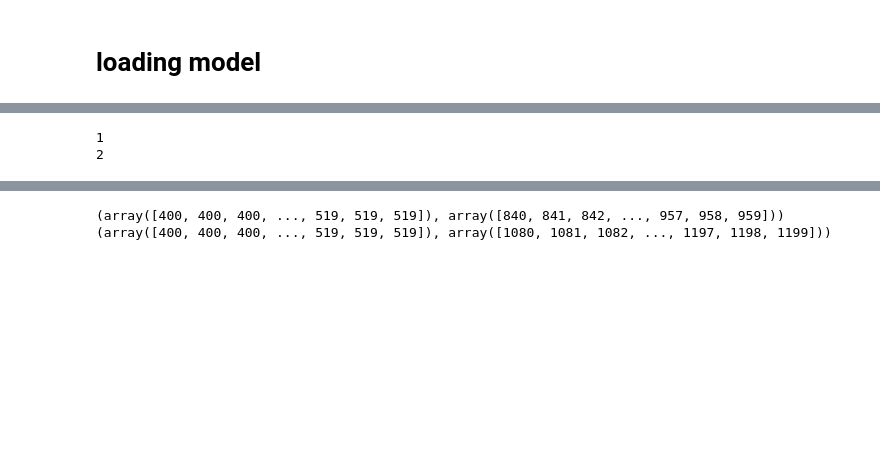
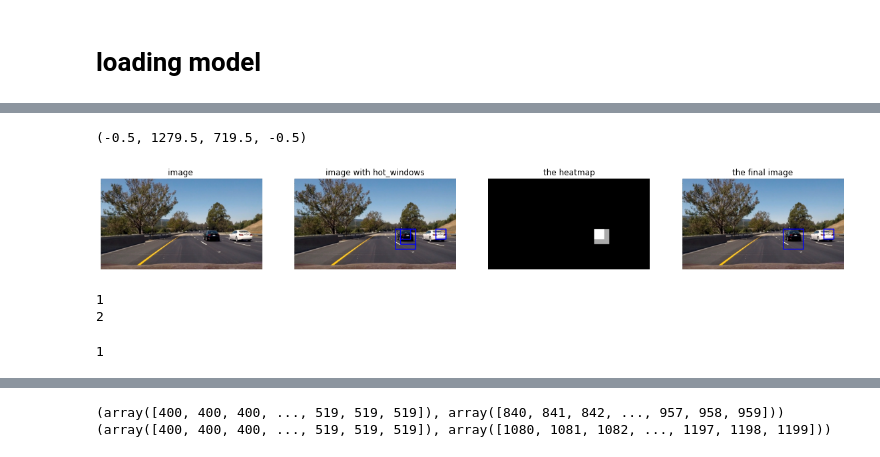
Before and after one commit to 0ssamaak0/Simple-Perception-Stack-for-Self-Driving-Cars, a Jupyter notebook: hognb.ipynb, the cells around one changed output, grey strips where cells are left out. Drawn from its saved outputs; the diff is of its cells as text; code cells hidden in the pictures; blank space fills up the shorter version.

```diff
--- a/hognb.ipynb
+++ b/hognb.ipynb
@@ -98,6 +153,41 @@ final_img = draw_labeled_bboxes(image, labels)
+# %%
+# empty image
+heatmap = np.zeros_like(image[:, :, 0])
+for box in hot_windows:
+    # 1's in the objects places
+    heatmap[box[0][1]:box[1][1], box[0][0]:box[1][0]] += 1
+    # thresholding to remove false positives
+heatmap[heatmap <= 1] = 0
+# tuple of 2 elements that contains the positions of objects and the number of objects
+labels = label(heatmap)
+# %%
+fig, axes = plt.subplots(nrows= 1, ncols=4, figsize = (20,5))
+
+axes[0].imshow(image)
+axes[0].set_title("image ")
+axes[0].axis("off")
+
+axes[1].imshow(img_hot)
+axes[1].set_title("image with hot_windows")
+axes[1].axis("off")
+
+axes[2].imshow(heatmap, cmap = "gray")
+axes[2].set_title("the heatmap")
+axes[2].axis("off")
+
+axes[3].imshow(final_img)
+axes[3].set_title("the final image")
+axes[3].axis("off")
+# %% [output]
+(-0.5, 1279.5, 719.5, -0.5)
+[figure, added]
 # %%
 for car_number in range(1, labels[1] + 1):
     print(car_number)
 # %% [output]
 1
 2
+# %%
+labels[1]
+# %% [output]
+1
```
Also changed, not shown: parts of 12 cells of this notebook, 1 other file.
